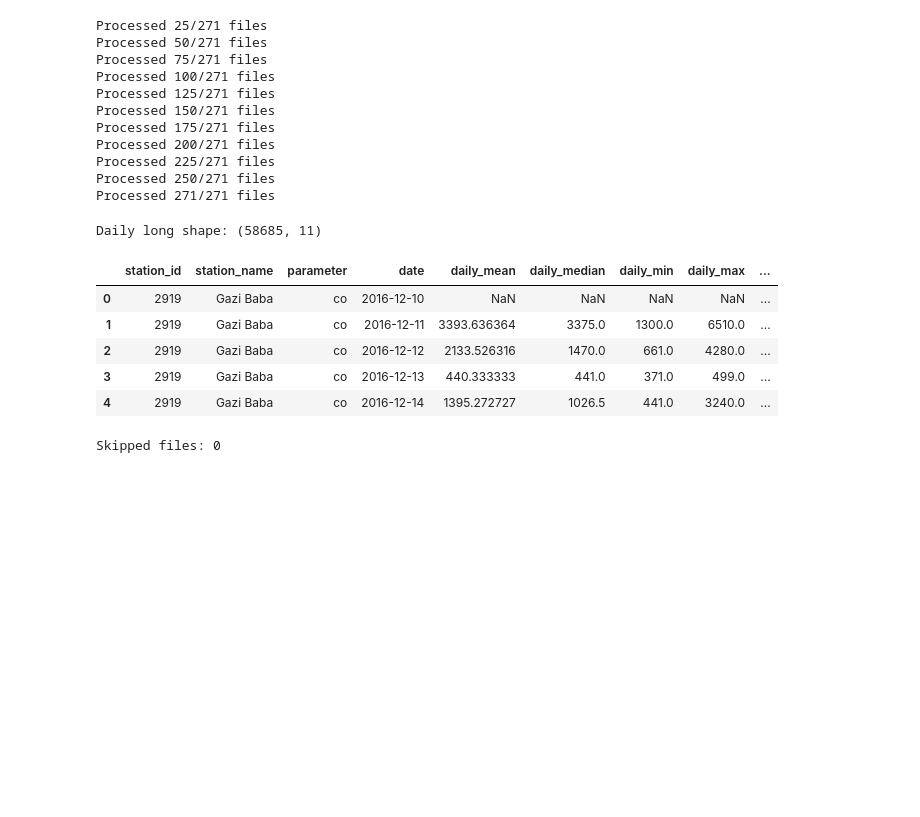
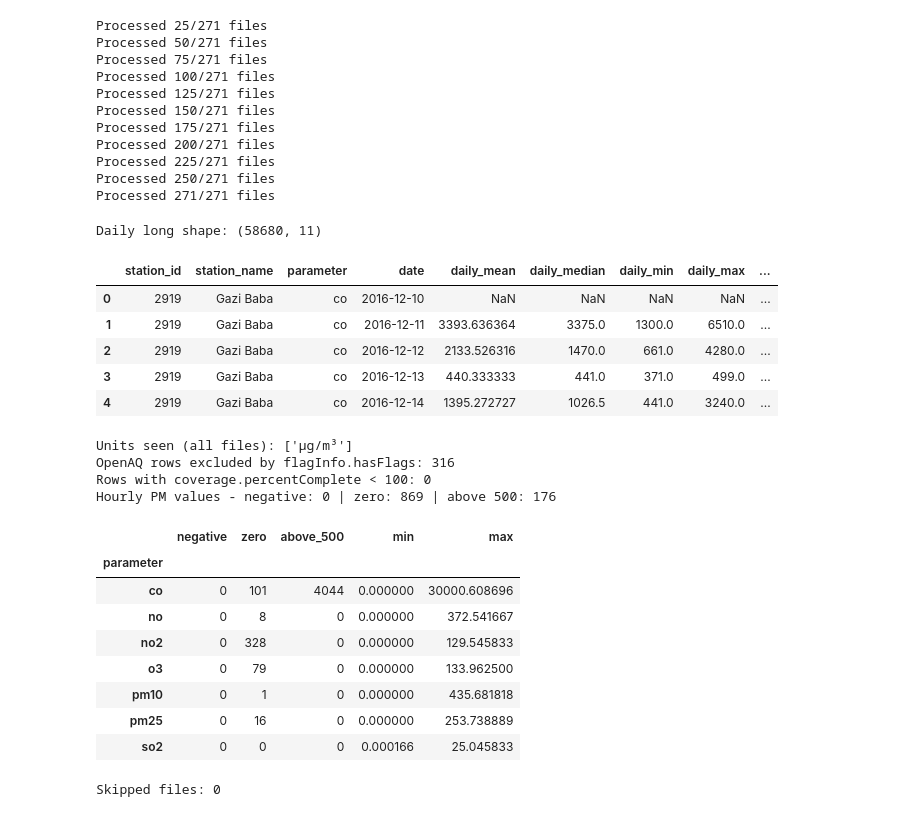
Before and after one commit to pepogogzy/air_pollution, a Jupyter notebook: notebooks/03_build_daily_dataset.ipynb, the cells around one changed output. Drawn from its saved outputs; the diff is of its cells as text; code cells hidden in the pictures; blank space fills up the shorter version.

Commit message:
Tidy Up Units

```diff
--- a/notebooks/03_build_daily_dataset.ipynb
+++ b/notebooks/03_build_daily_dataset.ipynb
@@ -38,6 +38,13 @@ def find_timestamp_column(df):
 
 daily_parts = []
 skipped_files = []
+
+units_seen_all = set()
+n_flagged_rows = 0
+n_incomplete_rows = 0
+n_negative = 0
+n_zero = 0
+n_extreme = 0
 
 for i, file_path in enumerate(air_files, start=1):
     df = pd.read_parquet(file_path)
@@ -53,6 +60,9 @@ for i, file_path in enumerate(air_files, start=1):
         'source_sensor_id',
         'source_parameter',
         'value',
+        'parameter.units',
+        'flagInfo.hasFlags',
+        'coverage.percentComplete',
     ]
     missing = [col for col in required if col not in df.columns]
 
@@ -70,6 +80,9 @@ for i, file_path in enumerate(air_files, start=1):
         'parameter': df['source_parameter'].astype(str).str.lower().str.strip(),
         'timestamp_utc': pd.to_datetime(df[timestamp_column], utc=True, errors='coerce'),
         'value': pd.to_numeric(df['value'], errors='coerce'),
+        'units': df['parameter.units'],
+        'has_flags': df['flagInfo.hasFlags'],
+        'percent_complete': pd.to_numeric(df['coverage.percentComplete'], errors='coerce'),
     })
 
     clean = clean.dropna(subset=['station_id', 'station_name', 'parameter', 'timestamp_utc', 'value'])
@@ -77,6 +90,20 @@ for i, file_path in enumerate(air_files, start=1):
 
     if clean.empty:
         continue
+
+    file_units = set(clean['units'].dropna().unique())
+    assert file_units == {'µg/m³'}, f"Unexpected units in {file_path.name}: {file_units}"
+    units_seen_all |= file_units
+
+    has_flags = clean['has_flags'].fillna(False).astype(bool)
+    n_flagged_rows += int(has_flags.sum())
+    clean = clean[~has_flags]
+
+    n_incomplete_rows += int((clean['percent_complete'] < 100).sum())
+    is_pm = clean['parameter'].isin(['pm25', 'pm10'])
+    n_negative += int(((clean['value'] < 0) & is_pm).sum())
+    n_zero += int(((clean['value'] == 0) & is_pm).sum())
+    n_extreme += int(((clean['value'] > 500) & clean['parameter'].isin(['pm25', 'pm10'])).sum())
 
     local_time = clean['timestamp_utc'].dt.tz_convert(LOCAL_TZ)
     clean['date'] = local_time.dt.tz_localize(None).dt.normalize()
@@ -120,20 +147,48 @@ Processed 271/271 files
 # %%
 if not daily_parts:
     raise RuntimeError('No usable daily air-quality data was created.')
 
 air_daily_long_df = pd.concat(daily_parts, ignore_index=True)
 air_daily_long_df = air_daily_long_df.sort_values(['station_id', 'parameter', 'date']).reset_index(drop=True)
 
 print('Daily long shape:', air_daily_long_df.shape)
 display(air_daily_long_df.head())
+
+print(f"Units seen (all files): {sorted(units_seen_all)}")
+print(f"OpenAQ rows excluded by flagInfo.hasFlags: {n_flagged_rows:,}")
+print(f"Rows with coverage.percentComplete < 100: {n_incomplete_rows:,}")
+print(f"Hourly PM values - negative: {n_negative:,} | zero: {n_zero:,} | above 500: {n_extreme:,}")
+
+daily_quality_checks = (
+    air_daily_long_df.groupby('parameter')['daily_mean']
+    .agg(negative=lambda s: int((s < 0).sum()),
+         zero=lambda s: int((s == 0).sum()),
+         above_500=lambda s: int((s > 500).sum()),
+         min='min',
+         max='max')
+)
+display(daily_quality_checks)
 # %% [output]
-Daily long shape: (58685, 11)
+Daily long shape: (58680, 11)
 |  | station_id | station_name | parameter | date | daily_mean | daily_median | daily_min | daily_max | ... |
 | 0 | 2919 | Gazi Baba | co | 2016-12-10 | NaN | NaN | NaN | NaN | ... |
 | 1 | 2919 | Gazi Baba | co | 2016-12-11 | 3393.636364 | 3375.0 | 1300.0 | 6510.0 | ... |
 | 2 | 2919 | Gazi Baba | co | 2016-12-12 | 2133.526316 | 1470.0 | 661.0 | 4280.0 | ... |
 | 3 | 2919 | Gazi Baba | co | 2016-12-13 | 440.333333 | 441.0 | 371.0 | 499.0 | ... |
 | 4 | 2919 | Gazi Baba | co | 2016-12-14 | 1395.272727 | 1026.5 | 441.0 | 3240.0 | ... |
+Units seen (all files): ['µg/m³']
+OpenAQ rows excluded by flagInfo.hasFlags: 316
+Rows with coverage.percentComplete < 100: 0
+Hourly PM values - negative: 0 | zero: 869 | above 500: 176
+|  | negative | zero | above_500 | min | max |
+| parameter |  |  |  |  |  |
+| co | 0 | 101 | 4044 | 0.000000 | 30000.608696 |
+| no | 0 | 8 | 0 | 0.000000 | 372.541667 |
+| no2 | 0 | 328 | 0 | 0.000000 | 129.545833 |
+| o3 | 0 | 79 | 0 | 0.000000 | 133.962500 |
+| pm10 | 0 | 1 | 0 | 0.000000 | 435.681818 |
+| pm25 | 0 | 16 | 0 | 0.000000 | 253.738889 |
+| so2 | 0 | 0 | 0 | 0.000166 | 25.045833 |
 # %%
 skipped_files_df = pd.DataFrame(skipped_files)
 skipped_files_df.to_parquet(PROCESSED_DIR / 'air_quality_skipped_files.parquet', index=False)
```
Also changed, not shown: parts of 1 cell of this notebook, 27 other files.
